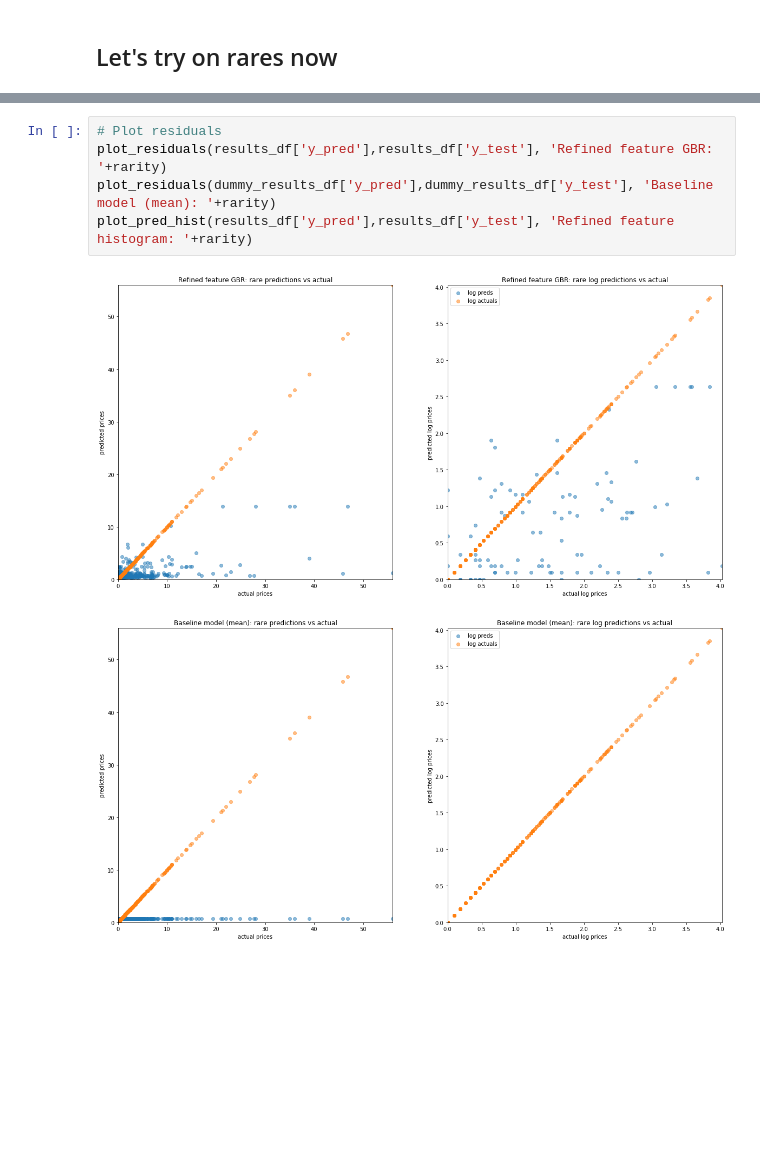
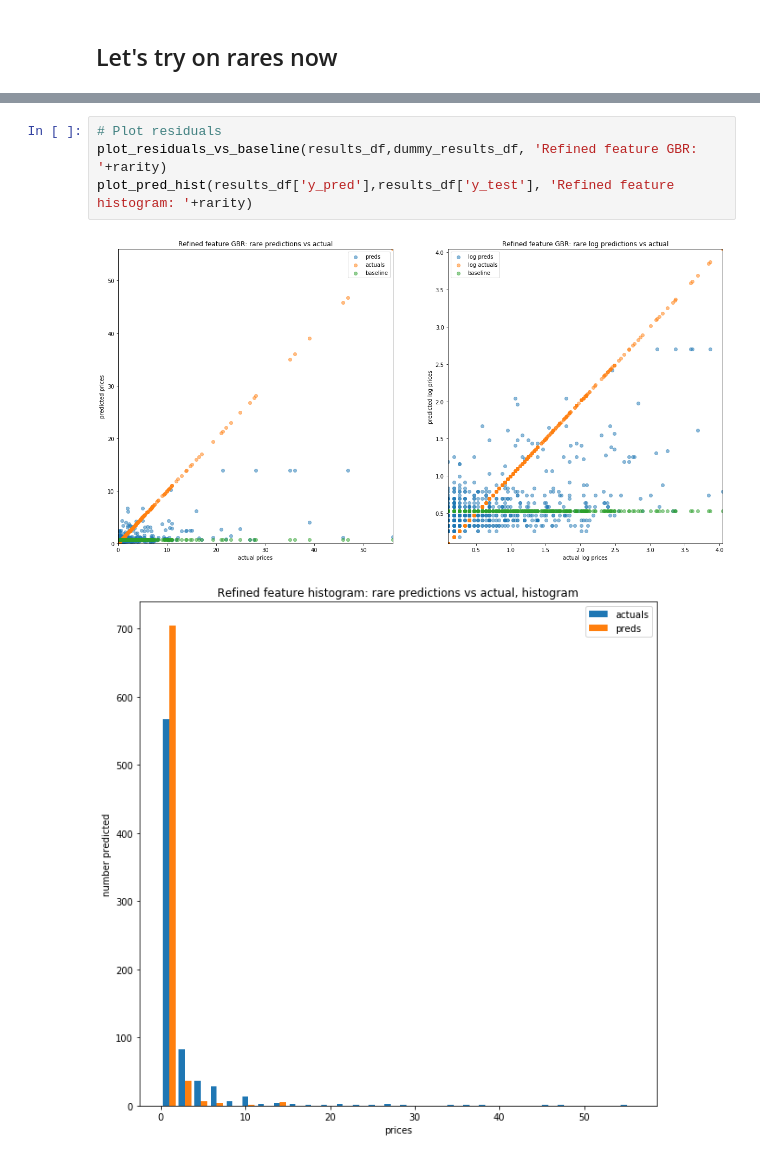
Before and after one commit to alexgcuevas/mystic-speculation, a Jupyter notebook: Docent of Perfection.ipynb, the cells around one changed output, grey strips where cells are left out. Cells and saved outputs as stored; diff of their text form; blank space fills up the shorter version.

Commit message:
fix, plot baseline model

```diff
--- a/Docent of Perfection.ipynb
+++ b/Docent of Perfection.ipynb
@@ -451,8 +426,7 @@ pd.DataFrame(feature_importances[feature_importances[:,1].argsort()[::-1]], colu
 # %%
 # Plot residuals
-plot_residuals(results_df['y_pred'],results_df['y_test'], 'Refined feature GBR: '+rarity)
-plot_residuals(dummy_results_df['y_pred'],dummy_results_df['y_test'], 'Baseline model (mean): '+rarity)
+plot_residuals_vs_baseline(results_df,dummy_results_df, 'Refined feature GBR: '+rarity)
 plot_pred_hist(results_df['y_pred'],results_df['y_test'], 'Refined feature histogram: '+rarity)
 # %% [output]
-[figure, old version]
+[figure, new version]
-[figure, old version]
+[figure, new version]
```
Also changed, not shown: parts of 14 cells of this notebook, 1 other file.
